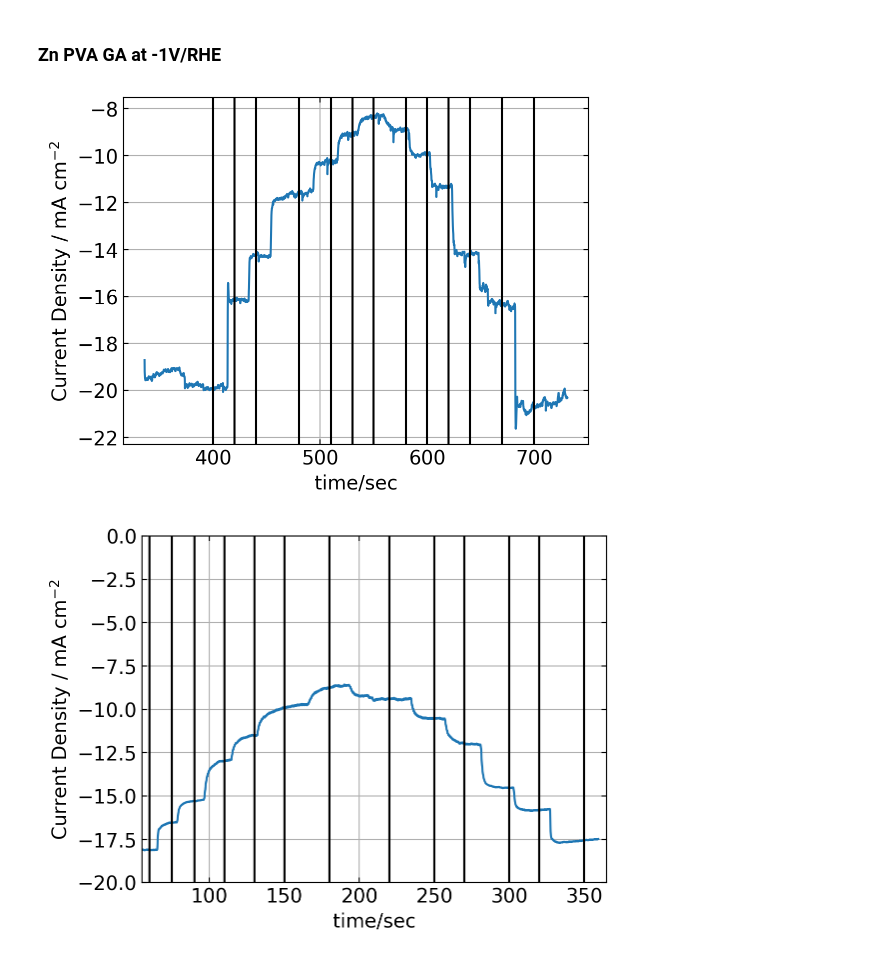
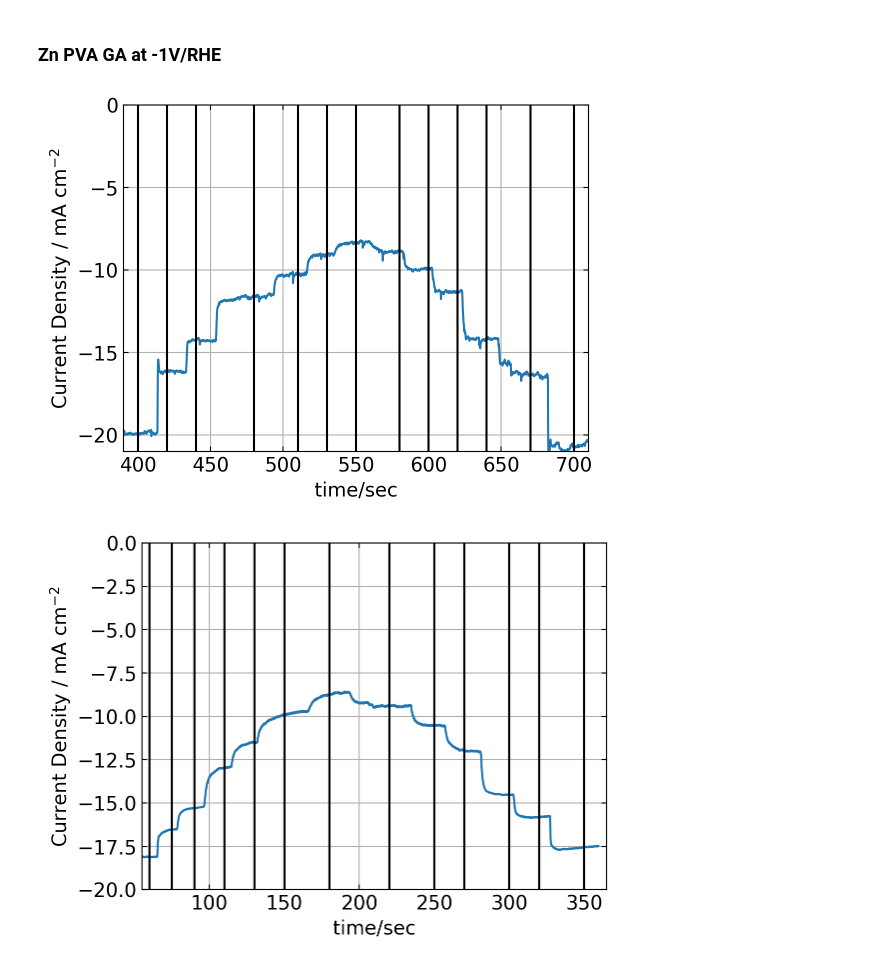
Before and after one commit to scbgroup/Koutecky-Levich-for-ECH, a Jupyter notebook: K-L Tafel Slope analysis.ipynb, the cells around one changed output. Drawn from its saved outputs; the diff is of its cells as text; code cells hidden in the pictures.

```diff
--- a/EN_ K-L Tafel Slope ECH.ipynb
+++ b/K-L Tafel Slope analysis.ipynb
@@ -95,7 +95,7 @@ show()
 time_ZPG07_1 = [480,490,500,520,535,555,570,580,590,605,625,635,650]
 I_ZPG07_1 = []
 for i in num:
-    icd = ZnPVAGA_ECH_07[1]['icd'][ZnPVAGA_ECH_07[1]['time/s'] < time_ZPG07_1[i]][-1:]
+    icd = ZnPVAGA_ECH_07[0]['icd'][ZnPVAGA_ECH_07[0]['time/s'] < time_ZPG07_1[i]][-1:]
     I_ZPG07_1.extend(-1/icd)
 # %% [output]
 [figure]
@@ -250,7 +227,7 @@ for df in ZnPVAGA_ECH_08[2:3]:
     xlabel('time/sec')
     ylabel('Current Density / mA cm$^{-2}$')
     ylim(-12,0)
-    xlim(160,470)
+    xlim(270,470)
 grid()
 
 x_list = [270,290,300,325,340,365,390,405,430,450,465,480,505]
@@ -303,7 +263,8 @@ for df in ZnPVAGA_ECH_09[0:1]:
 
     xlabel('time/sec')
     ylabel('Current Density / mA cm$^{-2}$')
-    #ylim(-8,0)
+    ylim(-14,0)
+    xlim(415,725)
 
 grid()
 
@@ -328,7 +289,7 @@ for df in ZnPVAGA_ECH_09[1:2]:
     xlabel('time/sec')
     ylabel('Current Density / mA cm$^{-2}$')
     ylim(-16,0)
-
+    xlim(85,365)
 grid()
 
 x_list = [90,110,135,155,175,200,230,255,280,300,320,350,360]
@@ -404,28 +347,29 @@ show()
 # %%
 for df in ZnPVAGA_ECH_1[0:1]:
     icd = df['icd']
     time= df['time/s']
     plot(time,icd)
 
     xlabel('time/sec')
     ylabel('Current Density / mA cm$^{-2}$')
-    #ylim(-8,0)
+    ylim(-21,0)
+    xlim(390,710)
 
 grid()
 
 x_list = [400,420,440,480,510,530,550,580,600,620,640,670,700]
 for i in x_list:
     axvline(x=i,color='black')
 
 show()
 
 time_ZPG1_1 = [400,420,440,480,510,530,550,580,600,620,640,670,700]
 I_ZPG1_1 = []
 for i in num:
     icd = ZnPVAGA_ECH_1[0]['icd'][ZnPVAGA_ECH_1[0]['time/s'] < time_ZPG1_1[i]][-1:]
     I_ZPG1_1.extend(-1/icd)
 # %% [output]
-[figure, old version]
+[figure, new version]
 # %%
 for df in ZnPVAGA_ECH_1[1:2]:
     icd = df['icd']
```
Also changed, not shown: parts of 12 cells of this notebook, 27 other files.
